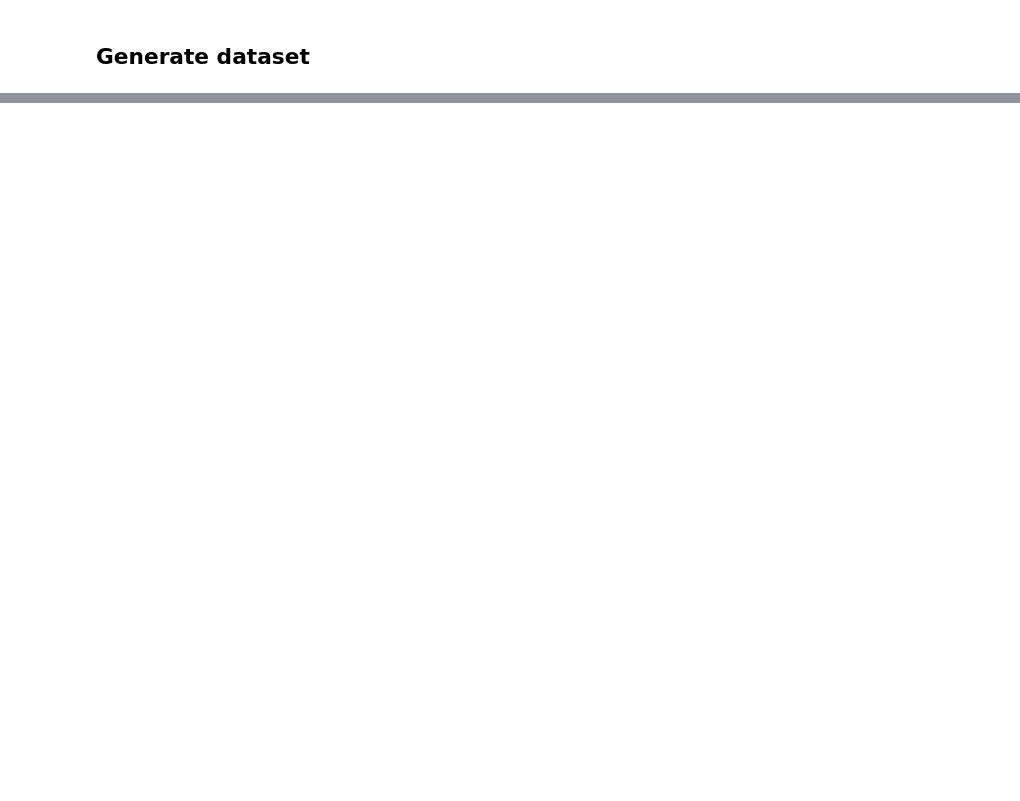
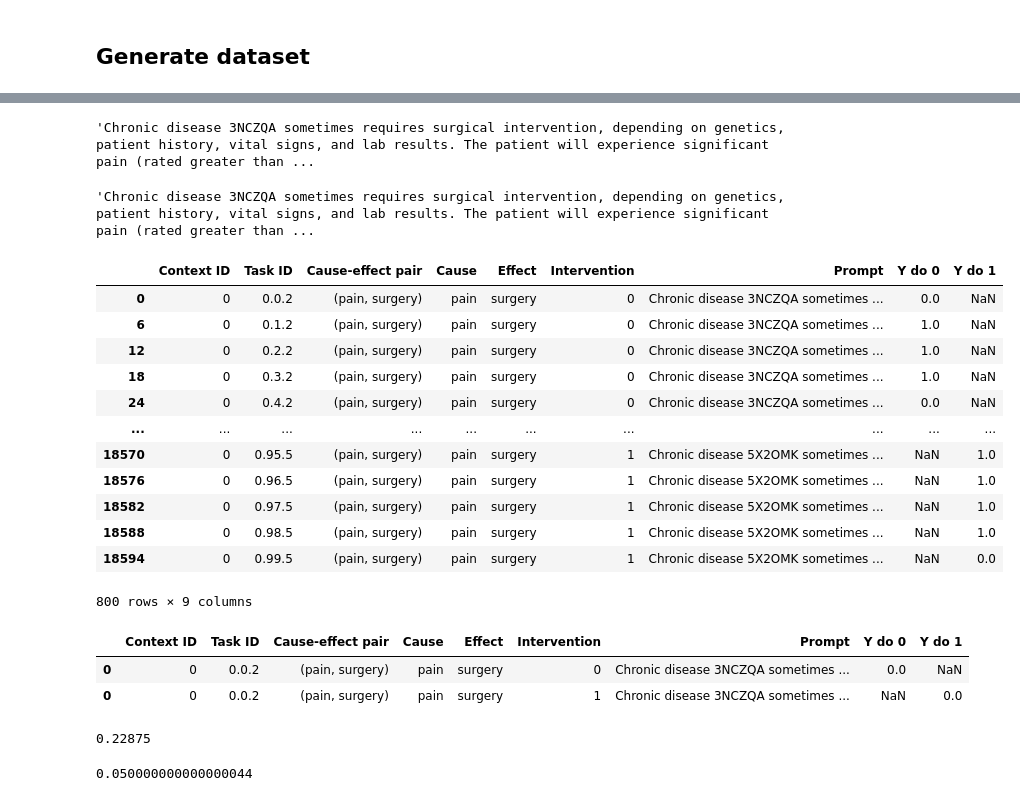
Before and after one commit to jmaasch/compositional_causal_reasoning, a Jupyter notebook: automated_task_generation/clinical_tasks.ipynb, the cells around one changed output, grey strips where cells are left out. Cells and saved outputs as stored; diff of their text form; code cells hidden in the pictures; blank space fills up the shorter version.

```diff
--- a/automated_task_generation/clinical_tasks.ipynb
+++ b/automated_task_generation/clinical_tasks.ipynb
@@ -212,0 +398,4 @@ patient_histories
+# %%
+df_test_1 = df_cf_1[df_cf_1["Context ID"] == 0]
+df_test_0 = df_cf_0[df_cf_0["Context ID"] == 0]
+df_test_fact = df_fact[df_fact["Context ID"] == 0]
@@ -212,0 +418,3 @@ patient_histories
+# %%
+df_test_1 = df_test_1[(df_test_1["Cause"] == "pain") & (df_test_1["Effect"] == "surgery")]
+df_test_0 = df_test_0[(df_test_0["Cause"] == "pain") & (df_test_0["Effect"] == "surgery")]
@@ -212,0 +469,49 @@ patient_histories
+# %%
+df_test_1.columns = ['Context ID', 'Task ID', 'Cause-effect pair', 'Cause', 'Effect', 'Intervention', 'Prompt', 'Y do 1']
+df_test_0.columns = ['Context ID', 'Task ID', 'Cause-effect pair', 'Cause', 'Effect', 'Intervention', 'Prompt', 'Y do 0']
+# %%
+df_test_0.loc[0,"Prompt"]
+# %% [output]
+'Chronic disease 3NCZQA sometimes requires surgical intervention, depending on genetics, patient history, vital signs, and lab results. The patient will experience significant pain (rated greater than ...
+# %%
+df_test_1.loc[0,"Prompt"]
+# %% [output]
+'Chronic disease 3NCZQA sometimes requires surgical intervention, depending on genetics, patient history, vital signs, and lab results. The patient will experience significant pain (rated greater than ...
+# %%
+df_test = pd.concat([df_test_0,df_test_1])
+# %%
+df_test
+# %% [output]
+|  | Context ID | Task ID | Cause-effect pair | Cause | Effect | Intervention | Prompt | Y do 0 | Y do 1 |
+| 0 | 0 | 0.0.2 | (pain, surgery) | pain | surgery | 0 | Chronic disease 3NCZQA sometimes ... | 0.0 | NaN |
+| 6 | 0 | 0.1.2 | (pain, surgery) | pain | surgery | 0 | Chronic disease 3NCZQA sometimes ... | 1.0 | NaN |
+| 12 | 0 | 0.2.2 | (pain, surgery) | pain | surgery | 0 | Chronic disease 3NCZQA sometimes ... | 1.0 | NaN |
+| 18 | 0 | 0.3.2 | (pain, surgery) | pain | surgery | 0 | Chronic disease 3NCZQA sometimes ... | 1.0 | NaN |
+| 24 | 0 | 0.4.2 | (pain, surgery) | pain | surgery | 0 | Chronic disease 3NCZQA sometimes ... | 0.0 | NaN |
+| ... | ... | ... | ... | ... | ... | ... | ... | ... | ... |
+| 18570 | 0 | 0.95.5 | (pain, surgery) | pain | surgery | 1 | Chronic disease 5X2OMK sometimes ... | NaN | 1.0 |
+| 18576 | 0 | 0.96.5 | (pain, surgery) | pain | surgery | 1 | Chronic disease 5X2OMK sometimes ... | NaN | 1.0 |
+| 18582 | 0 | 0.97.5 | (pain, surgery) | pain | surgery | 1 | Chronic disease 5X2OMK sometimes ... | NaN | 1.0 |
+| 18588 | 0 | 0.98.5 | (pain, surgery) | pain | surgery | 1 | Chronic disease 5X2OMK sometimes ... | NaN | 1.0 |
+| 18594 | 0 | 0.99.5 | (pain, surgery) | pain | surgery | 1 | Chronic disease 5X2OMK sometimes ... | NaN | 0.0 |
+800 rows × 9 columns
+# %%
+df_test[df_test["Task ID"] == "0.0.2"]
+# %% [output]
+|  | Context ID | Task ID | Cause-effect pair | Cause | Effect | Intervention | Prompt | Y do 0 | Y do 1 |
+| 0 | 0 | 0.0.2 | (pain, surgery) | pain | surgery | 0 | Chronic disease 3NCZQA sometimes ... | 0.0 | NaN |
+| 0 | 0 | 0.0.2 | (pain, surgery) | pain | surgery | 1 | Chronic disease 3NCZQA sometimes ... | NaN | 0.0 |
+# %%
+u = Utils()
+u.get_pns_direct(df_test,
+                 y_do_x0 = "Y do 0",
+                 y_do_x1 = "Y do 1")
+# %% [output]
+0.22875
+# %%
+u.get_ate(df_test_1,
+          df_test_0,
+          y_do_x0 = "Y do 0",
+          y_do_x1 = "Y do 1")
+# %% [output]
+0.050000000000000044
```
Also changed, not shown: parts of 21 cells of this notebook, 2 other files.
